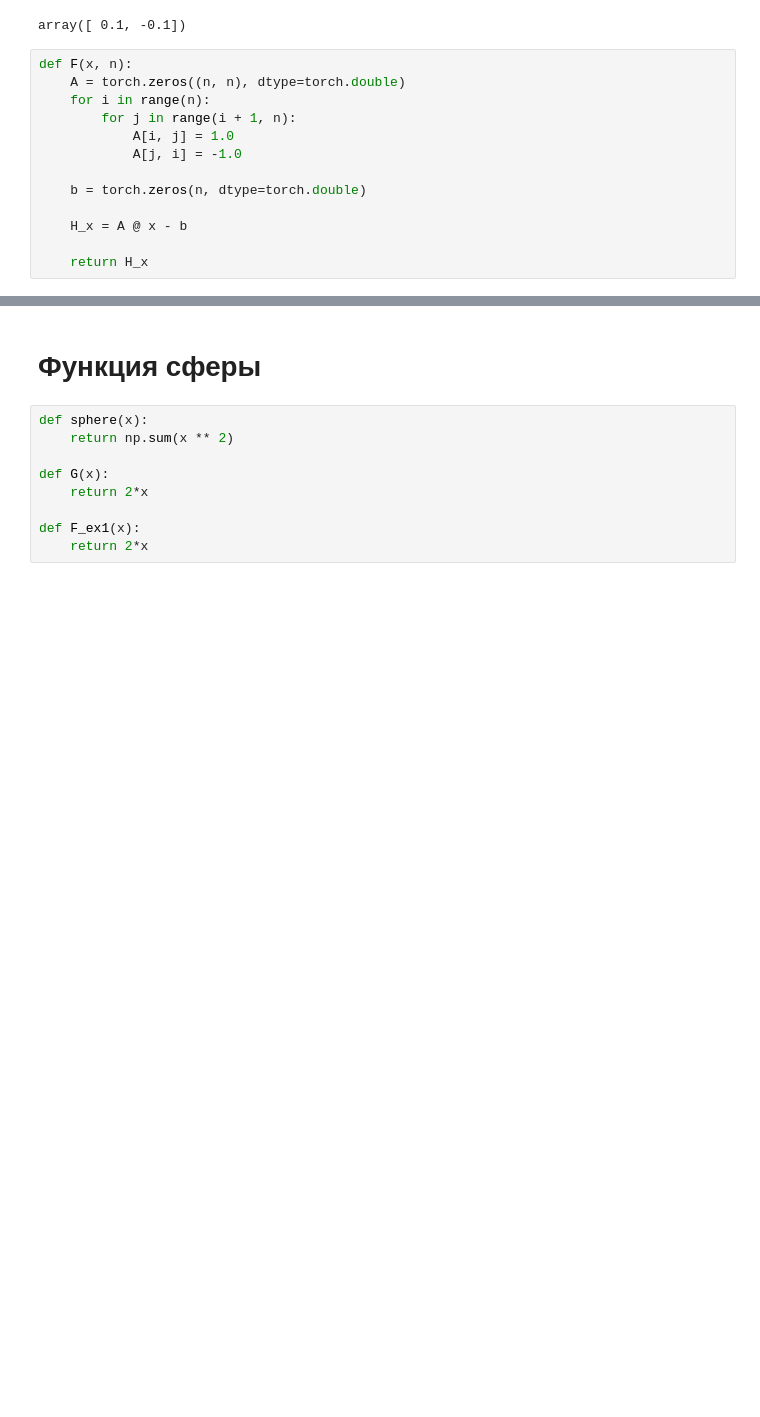
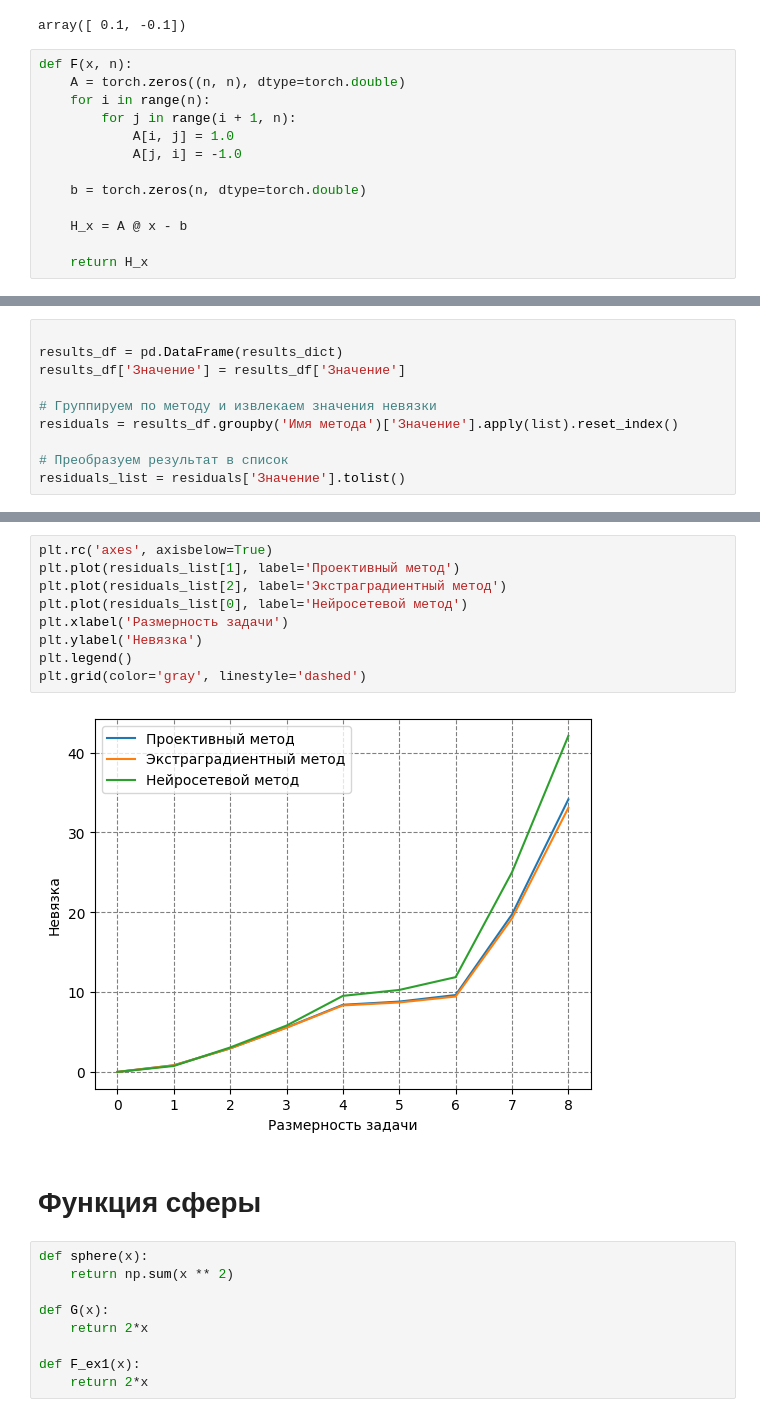
Before and after one commit to Rooney22/VI_Solver_library, a Jupyter notebook: example.ipynb, the cells around one changed output, grey strips where cells are left out. Drawn from its saved outputs; the diff is of its cells as text; blank space fills up the shorter version.

```diff
--- a/example.ipynb
+++ b/example.ipynb
@@ -1012,0 +1108,10 @@ for dimension, group in grouped:
+# %%
+
+results_df = pd.DataFrame(results_dict)
+results_df['Значение'] = results_df['Значение']
+
+# Группируем по методу и извлекаем значения невязки
+residuals = results_df.groupby('Имя метода')['Значение'].apply(list).reset_index()
+
+# Преобразуем результат в список
+residuals_list = residuals['Значение'].tolist()
@@ -1013,3 +1145,14 @@ for dimension, group in grouped:
+# %%
+plt.rc('axes', axisbelow=True)
+plt.plot(residuals_list[1], label='Проективный метод')
+plt.plot(residuals_list[2], label='Экстраградиентный метод')
+plt.plot(residuals_list[0], label='Нейросетевой метод')
+plt.xlabel('Размерность задачи')
+plt.ylabel('Невязка')
+plt.legend()
+plt.grid(color='gray', linestyle='dashed')
+# %% [output]
+[figure, added]
 # %% [markdown]
 # Функция сферы
 # %%
```
Also changed, not shown: parts of 66 cells of this notebook.
